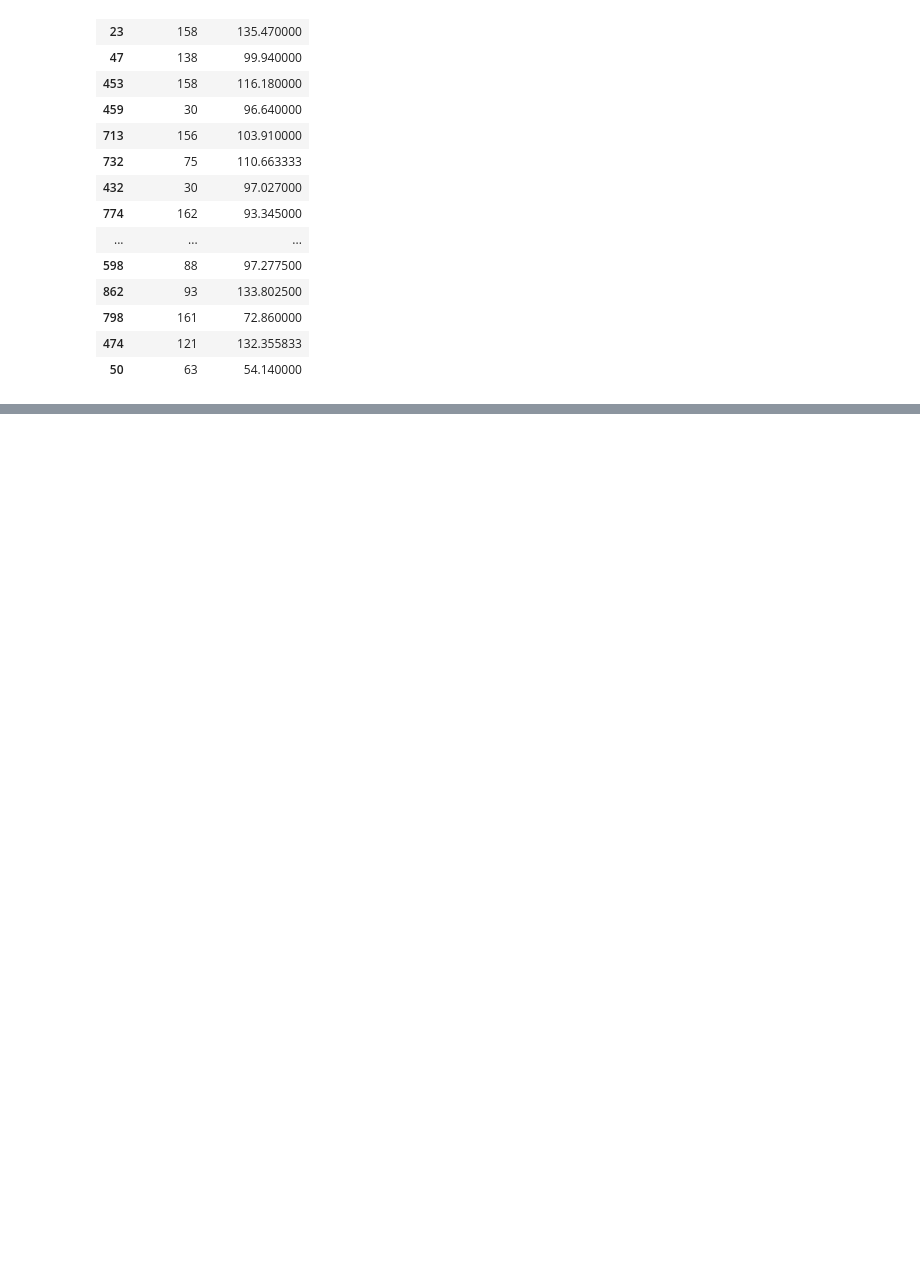
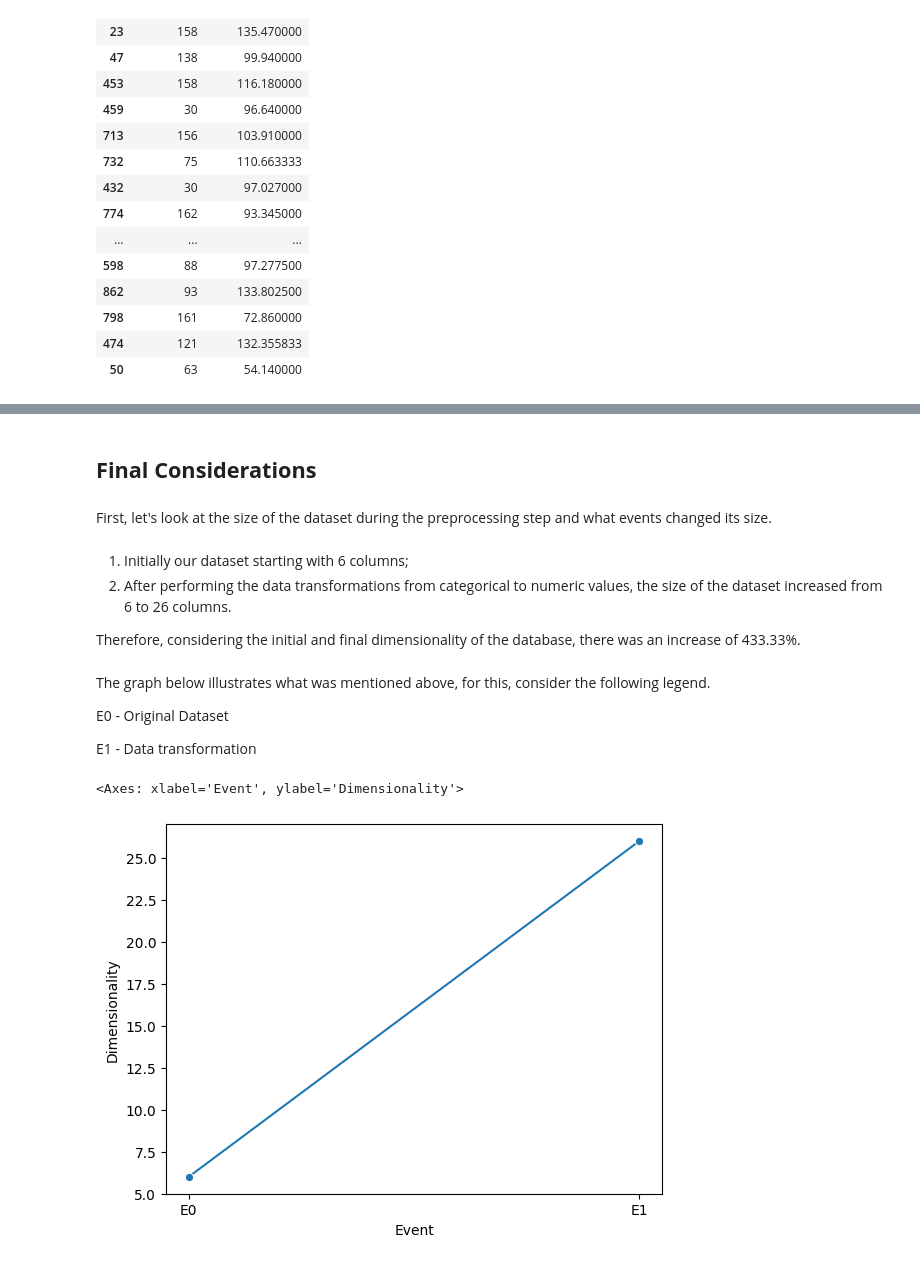
Before and after one commit to ryann-arruda/machine-learning, a Jupyter notebook: machine_learning_regression.ipynb, the cells around one changed output, grey strips where cells are left out. Cells and saved outputs as stored; diff of their text form; code cells hidden in the pictures; blank space fills up the shorter version.

Commit message:
Starting the Final Considerations section

```diff
--- a/machine_learning_regression.ipynb
+++ b/machine_learning_regression.ipynb
@@ -239,0 +297,24 @@ pd.DataFrame({'Real Value': y_test, 'Predicted Value': y_pred})
+# %% [markdown]
+## **Final Considerations**
+# %% [markdown]
+First, let's look at the size of the dataset during the preprocessing step and what events changed its size.
+# %% [markdown]
+1. Initially our dataset starting with 6 columns;
+2. After performing the data transformations from categorical to numeric values, the size of the dataset increased from 6 to 26 columns.
+
+Therefore, considering the initial and final dimensionality of the database, there was an increase of 433.33%.
+# %% [markdown]
+The graph below illustrates what was mentioned above, for this, consider the following legend.
+
+E0 - Original Dataset
+
+E1 - Data transformation
+# %%
+dim = [['E0', 6], ['E1', 26]]
+# %%
+dim_df = pd.DataFrame(dim, columns=['Event', 'Dimensionality'])
+# %%
+sns.lineplot(data=dim_df, x='Event', y='Dimensionality', marker='o')
+# %% [output]
+<Axes: xlabel='Event', ylabel='Dimensionality'>
+[figure, added]
```
Also changed, not shown: parts of 14 cells of this notebook.
